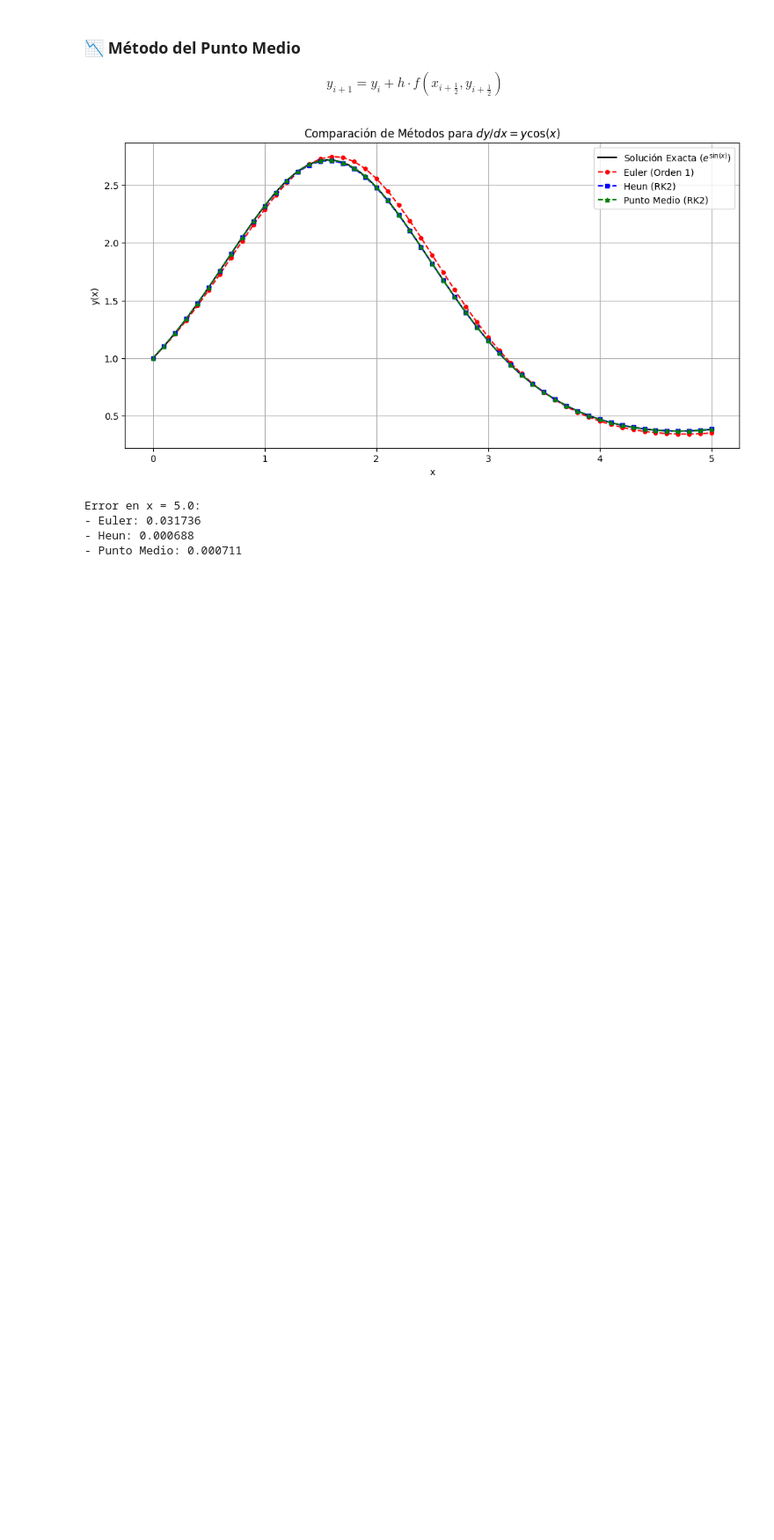
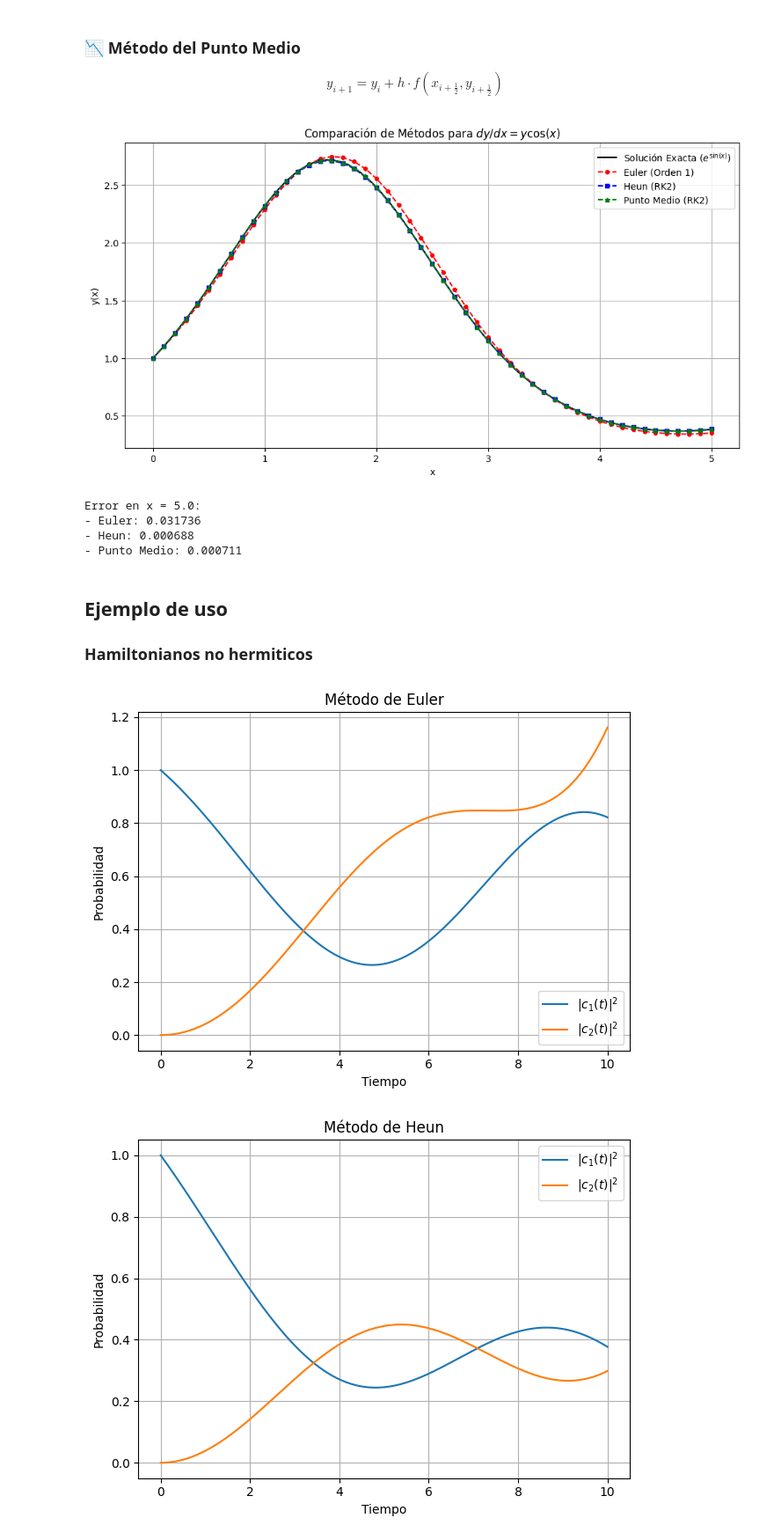
Before and after one commit to jhongarciab/Metodos-Numericos, a Jupyter notebook: Tareas/método_euler.ipynb, the cells around one changed output. Shown: that part at 88% size. Drawn from its saved outputs; the diff is of its cells as text; code cells hidden in the pictures; blank space fills up the shorter version.

Commit message:
ejemplo fisica

```diff
--- a/Tareas/método_euler.ipynb
+++ b/Tareas/método_euler.ipynb
@@ -124,3 +124,6 @@ Error en x = 5.0:
 - Euler: 0.031736
 - Heun: 0.000688
 - Punto Medio: 0.000711
+# %% [markdown]
+## Ejemplo de uso
+### Hamiltonianos no hermiticos
@@ -126,0 +180,37 @@ Error en x = 5.0:
+# %%
+import numpy as np
+
+# Parámetros físicos
+omega1 = 1.0
+omega2 = 1.5
+Omega  = 0.2
+gamma  = 0.1
+
+# Hamiltoniano no hermítico
+H = np.array([
+    [omega1 - 1j * gamma, Omega],
+    [Omega, omega2 + 1j * gamma]
+])
+
+# Estado inicial
+psi0 = np.array([1.0, 0.0], dtype=complex)
+
+# Parámetros de integración
+dt = 0.05
+tf = 10.0
+
+# Resolver con distintos métodos
+for nombre in ["Euler", "Heun", "Punto Medio"]:
+    solver = NonHermitianSchrodinger(H, psi0, dt, tf)
+
+    if nombre == "Euler":
+        t, psi = solver.euler()
+    elif nombre == "Heun":
+        t, psi = solver.heun()
+    elif nombre == "Punto Medio":
+        t, psi = solver.puntomedio()
+
+    solver.probabilidades(title=f"Método de {nombre}")
+# %% [output]
+[figure, added]
+[figure, added]
```
Also changed, not shown: parts of 2 cells of this notebook.
